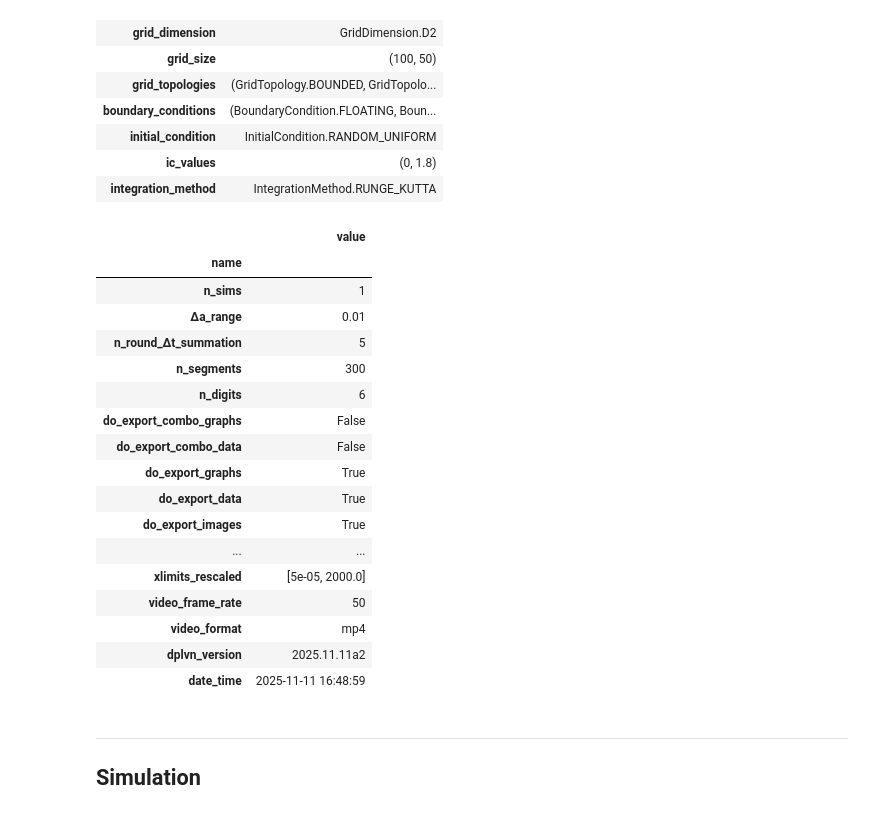
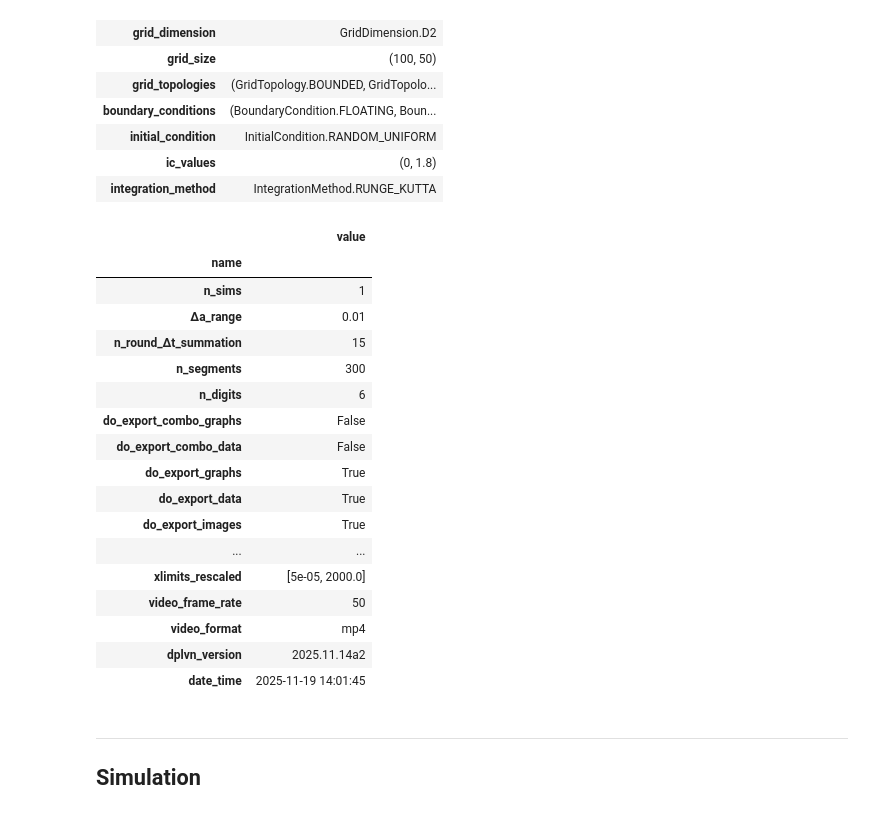
Before and after one commit to cstarkjp/Langevin, a Jupyter notebook: simulation/dp/SimulationDirect.ipynb, the cells around one changed output. Saved outputs shown, nothing was run; the diff lists cells and outputs as text; code cells hidden in the pictures.

```diff
--- a/simulation/dp/SimulationDirect.ipynb
+++ b/simulation/dp/SimulationDirect.ipynb
@@ -103,14 +103,15 @@ make_dataframe(parameters)
 | integration_method | IntegrationMethod.RUNGE_KUTTA |
 # %%
 misc["dplvn_version"] = dplvn.__version__
+misc["n_round_Δt_summation"] = 15
 misc["date_time"] = datetime.now().replace(microsecond=0).isoformat(sep=" ")
 make_dataframe(misc)
 # %% [output]
 |  | value |
 | name |  |
 | n_sims | 1 |
 | Δa_range | 0.01 |
-| n_round_Δt_summation | 5 |
+| n_round_Δt_summation | 15 |
 | n_segments | 300 |
 | n_digits | 6 |
 | do_export_combo_graphs | False |
@@ -122,8 +123,8 @@ make_dataframe(misc)
 | xlimits_rescaled | [5e-05, 2000.0] |
 | video_frame_rate | 50 |
 | video_format | mp4 |
-| dplvn_version | 2025.11.11a2 |
-| date_time | 2025-11-11 16:48:59 |
+| dplvn_version | 2025.11.14a2 |
+| date_time | 2025-11-19 14:01:45 |
 # %% [markdown]
 <hr>
 
```
Also changed, not shown: parts of 7 cells of this notebook, 4 other files.
